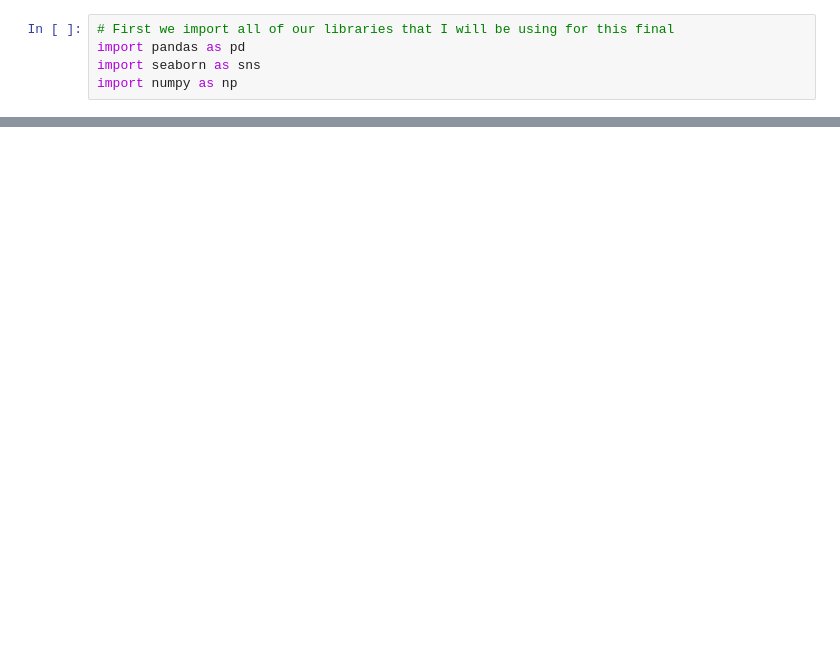
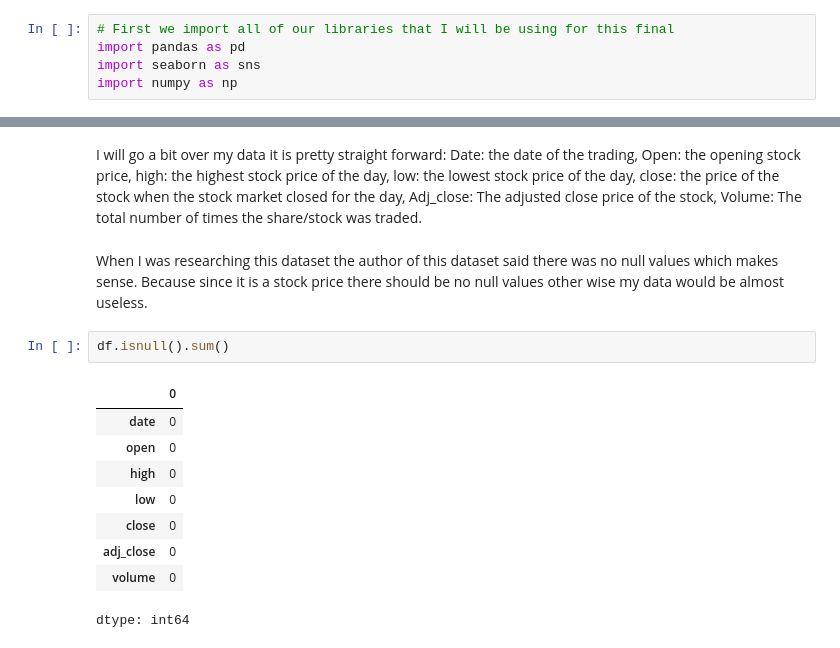
Before and after one commit to AlexanderG40/Data-Science, a Jupyter notebook: Final_Project.ipynb, the cells around one changed output, grey strips where cells are left out. Cells and saved outputs as stored; diff of their text form; blank space fills up the shorter version.

```diff
--- a/Final_Project.ipynb
+++ b/Final_Project.ipynb
@@ -20,0 +26,16 @@ df.head()
+# %% [markdown]
+I will go a bit over my data it is pretty straight forward: Date: the date of the trading, Open: the opening stock price, high: the highest stock price of the day, low: the lowest stock price of the day, close: the price of the stock when the stock market closed for the day, Adj_close: The adjusted close price of the stock, Volume: The total number of times the share/stock was traded.
+# %% [markdown]
+When I was researching this dataset the author of this dataset said there was no null values which makes sense. Because since it is a stock price there should be no null values other wise my data would be almost useless.
+# %%
+df.isnull().sum()
+# %% [output]
+|  | 0 |
+| date | 0 |
+| open | 0 |
+| high | 0 |
+| low | 0 |
+| close | 0 |
+| adj_close | 0 |
+| volume | 0 |
+dtype: int64
```
Also changed, not shown: parts of 7 cells of this notebook.
